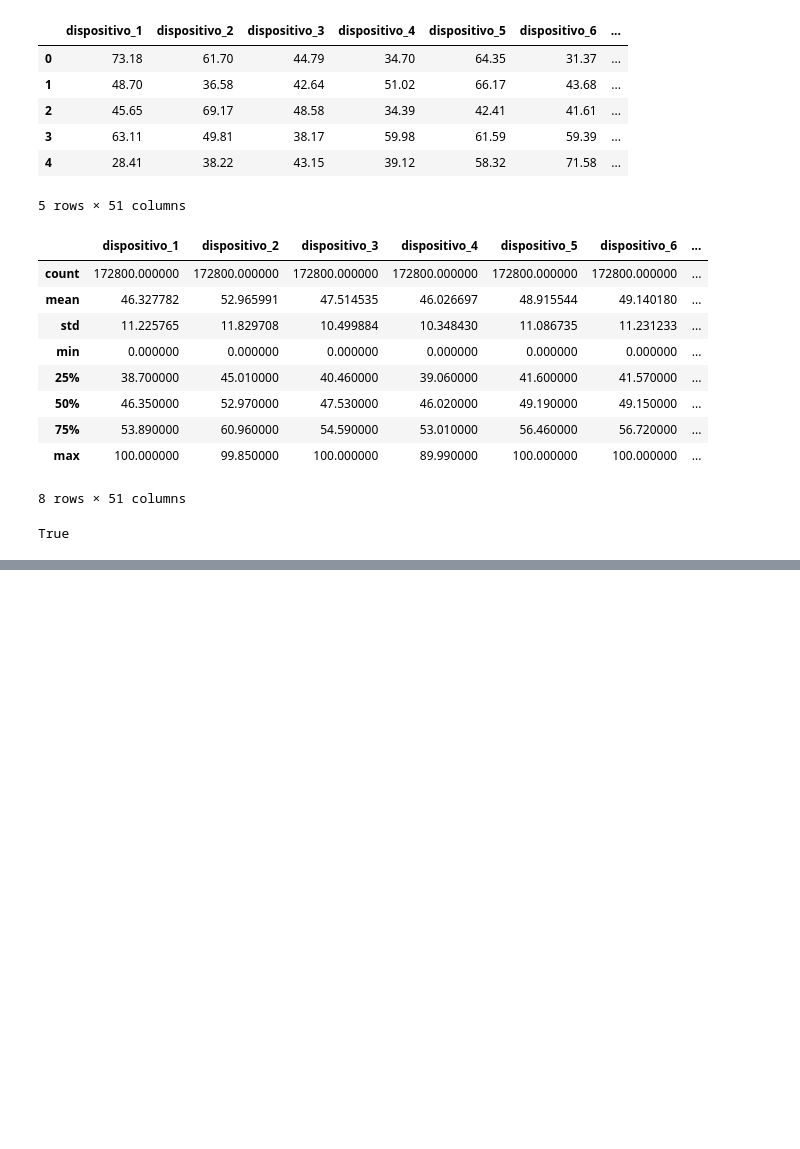
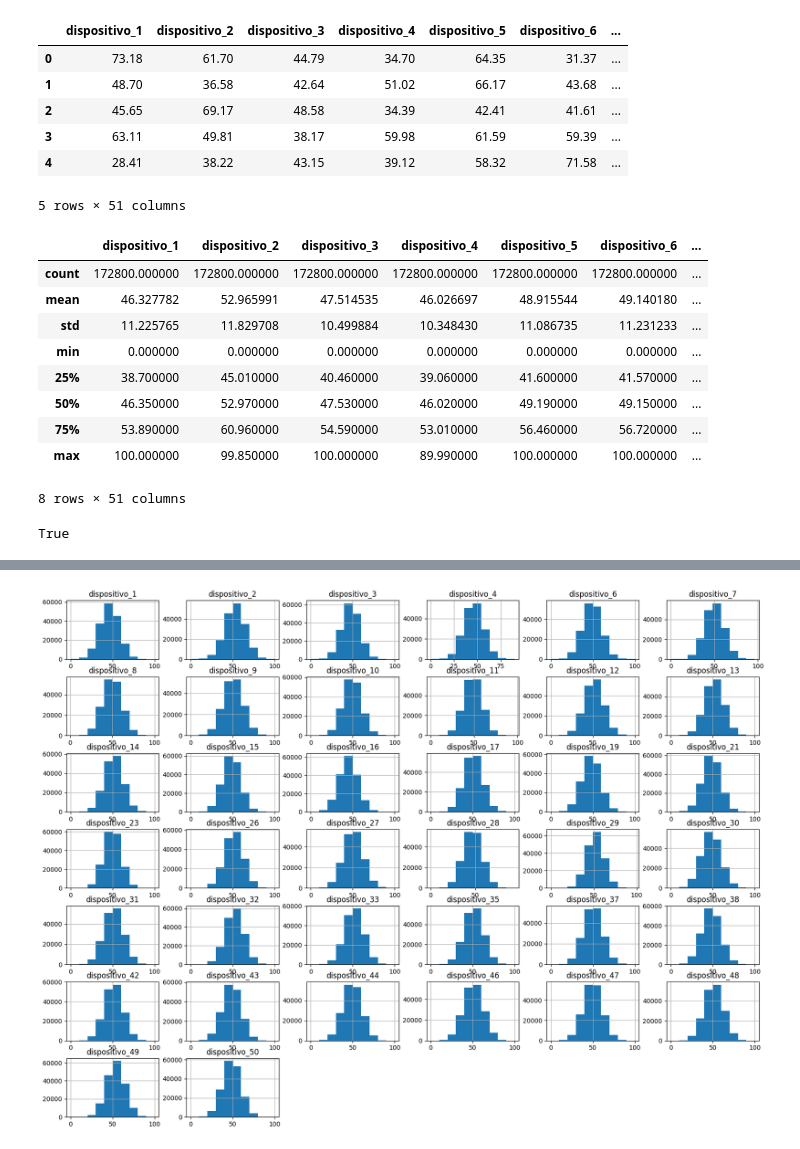
Before and after one commit to MarceloMTM/AI-UNIFEI, a Jupyter notebook: Base de dados Planta de Processo/Analise.ipynb, the cells around one changed output, grey strips where cells are left out. Saved outputs shown, nothing was run; the diff lists cells and outputs as text; code cells hidden in the pictures; blank space fills up the shorter version.

```diff
--- a/Base de dados Planta de Processo/Analise.ipynb
+++ b/Base de dados Planta de Processo/Analise.ipynb
@@ -87,0 +170,6 @@ Amostra não parece Gaussiana (rejeitamos H0)
+# %%
+#Apresentando o histograma do dataframe
+df.hist(figsize=(20, 15))
+plt.show()
+# %% [output]
+[figure, added]
```
Also changed, not shown: parts of 12 cells of this notebook.
